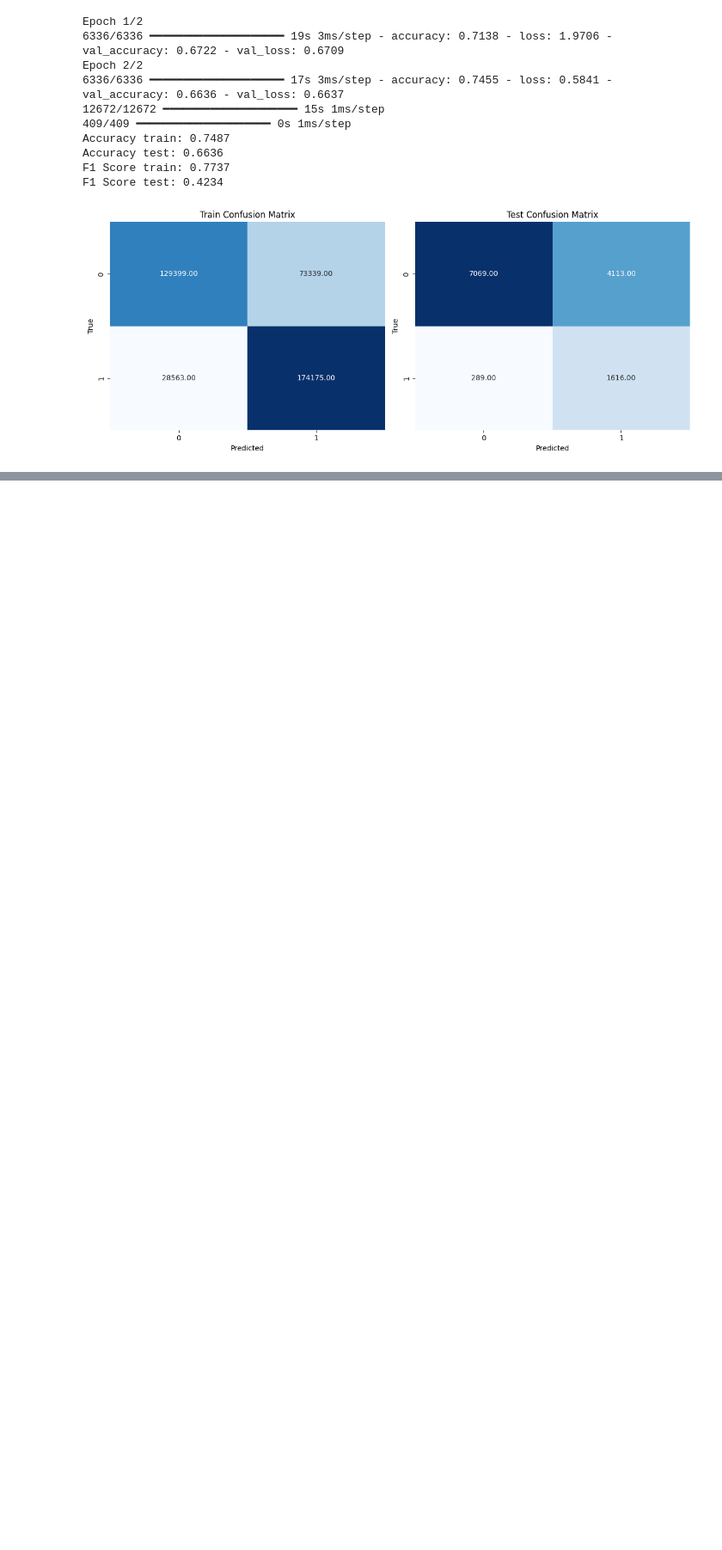
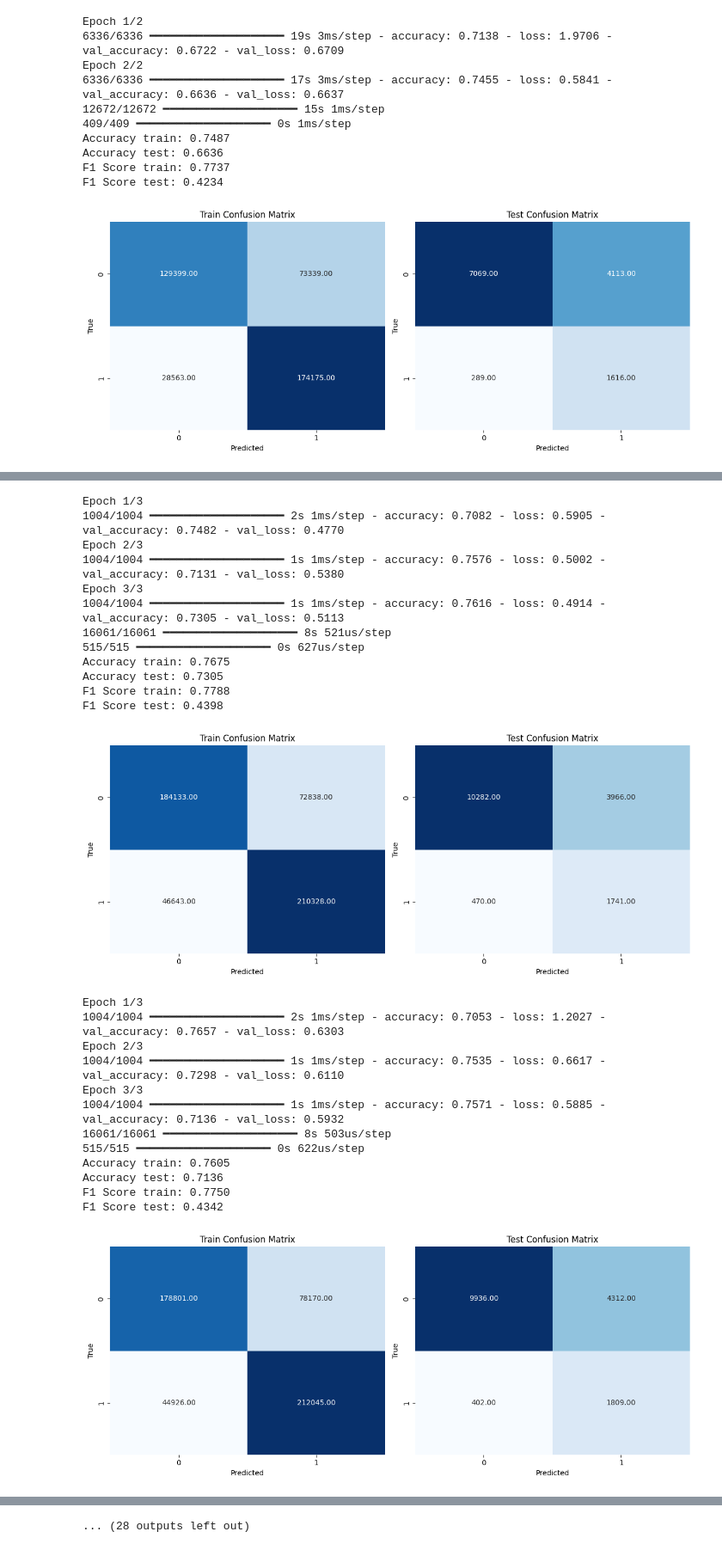
Before and after one commit to ward-benjamin/CS230, a Jupyter notebook: master_notebook.ipynb, the cells around one changed output, grey strips where cells are left out. Shown at 86% size. Saved outputs shown, nothing was run; the diff lists cells and outputs as text; code cells hidden in the pictures; blank space fills up the shorter version.

```diff
--- a/master_notebook.ipynb
+++ b/master_notebook.ipynb
@@ -201,0 +229,54 @@ print(dist)
+# %%
+hyperparameters=  {'batch_size' : 512,
+                    'optimizer' : 'adam',
+                    'learning_rate' : 0.002,
+                    'epochs' : 3,
+                    'loss' : 'binary_crossentropy'}
+
+hidden_layers_list = [[50,50,20]]
+l1_rate_list = [0,0.001,0.002,0.004]
+l2_rate_list = [0,0.005,0.01,0.05,0.1]
+dropout_rate_list = [0]
+# %%
+year = '2011'
+X_train,Y_train = preprocessed.get_data(year,'Smote',data = 'train')
+X_test,Y_test = preprocessed.get_data(year,'Smote',data = 'test')
+num_input = X_train.shape[1]
+model_list = model.create_list_model(num_input,hidden_layers_list,dropout_rate_list,l1_rate_list,l2_rate_list)
+model_min = None
+min_F1 = 0.0
+
+for model_year in model_list:
+    train.train_model(X_train,Y_train,X_test,Y_test,model_year,hyperparameters)
+    final_eval = evaluate.evaluate_model(model_year,X_train,Y_train,X_test,Y_test)
+    f1_model = final_eval['f1_score_test']
+    if f1_model > min_F1 :
+        min_F1 = f1_model
+        model_min = model_year
+# %% [output]
+Epoch 1/3
+1004/1004 ━━━━━━━━━━━━━━━━━━━━ 2s 1ms/step - accuracy: 0.7082 - loss: 0.5905 - val_accuracy: 0.7482 - val_loss: 0.4770
+Epoch 2/3
+1004/1004 ━━━━━━━━━━━━━━━━━━━━ 1s 1ms/step - accuracy: 0.7576 - loss: 0.5002 - val_accuracy: 0.7131 - val_loss: 0.5380
+Epoch 3/3
+1004/1004 ━━━━━━━━━━━━━━━━━━━━ 1s 1ms/step - accuracy: 0.7616 - loss: 0.4914 - val_accuracy: 0.7305 - val_loss: 0.5113
+16061/16061 ━━━━━━━━━━━━━━━━━━━━ 8s 521us/step
+515/515 ━━━━━━━━━━━━━━━━━━━━ 0s 627us/step
+Accuracy train: 0.7675
+Accuracy test: 0.7305
+F1 Score train: 0.7788
+F1 Score test: 0.4398
+[figure, added]
+Epoch 1/3
+1004/1004 ━━━━━━━━━━━━━━━━━━━━ 2s 1ms/step - accuracy: 0.7053 - loss: 1.2027 - val_accuracy: 0.7657 - val_loss: 0.6303
+Epoch 2/3
+1004/1004 ━━━━━━━━━━━━━━━━━━━━ 1s 1ms/step - accuracy: 0.7535 - loss: 0.6617 - val_accuracy: 0.7298 - val_loss: 0.6110
+Epoch 3/3
+1004/1004 ━━━━━━━━━━━━━━━━━━━━ 1s 1ms/step - accuracy: 0.7571 - loss: 0.5885 - val_accuracy: 0.7136 - val_loss: 0.5932
+16061/16061 ━━━━━━━━━━━━━━━━━━━━ 8s 503us/step
+515/515 ━━━━━━━━━━━━━━━━━━━━ 0s 622us/step
+Accuracy train: 0.7605
+Accuracy test: 0.7136
+F1 Score train: 0.7750
+F1 Score test: 0.4342
+[figure, added]
@@ -201,0 +335 @@ print(dist)
+... (28 outputs left out)
```
Also changed, not shown: parts of 14 cells of this notebook, 4 other files.
